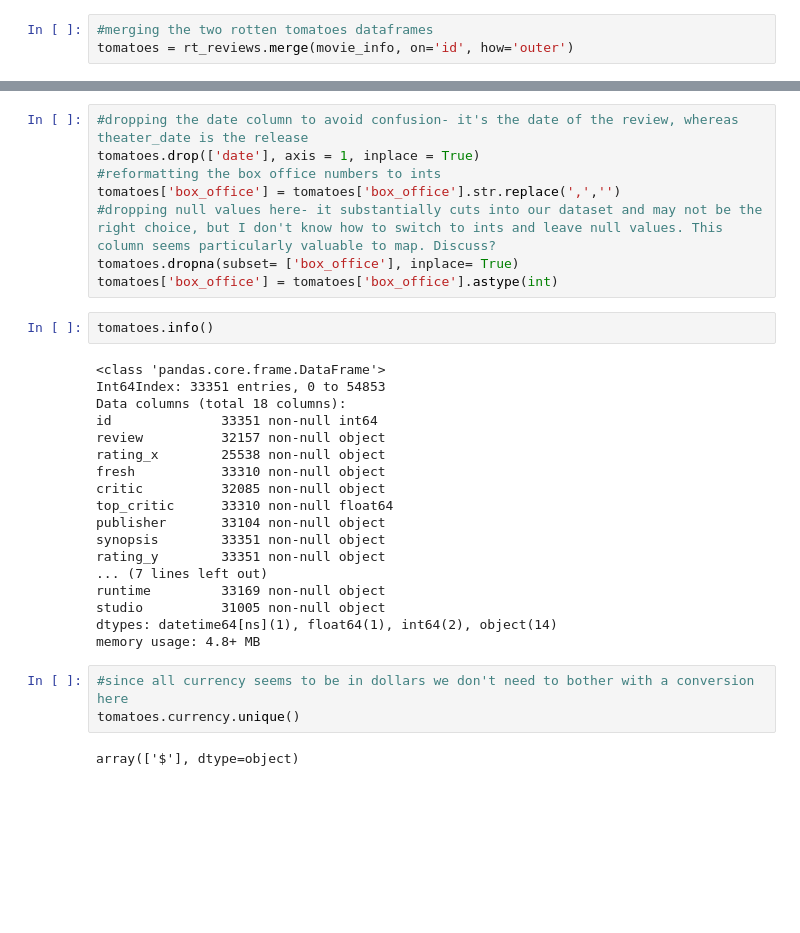
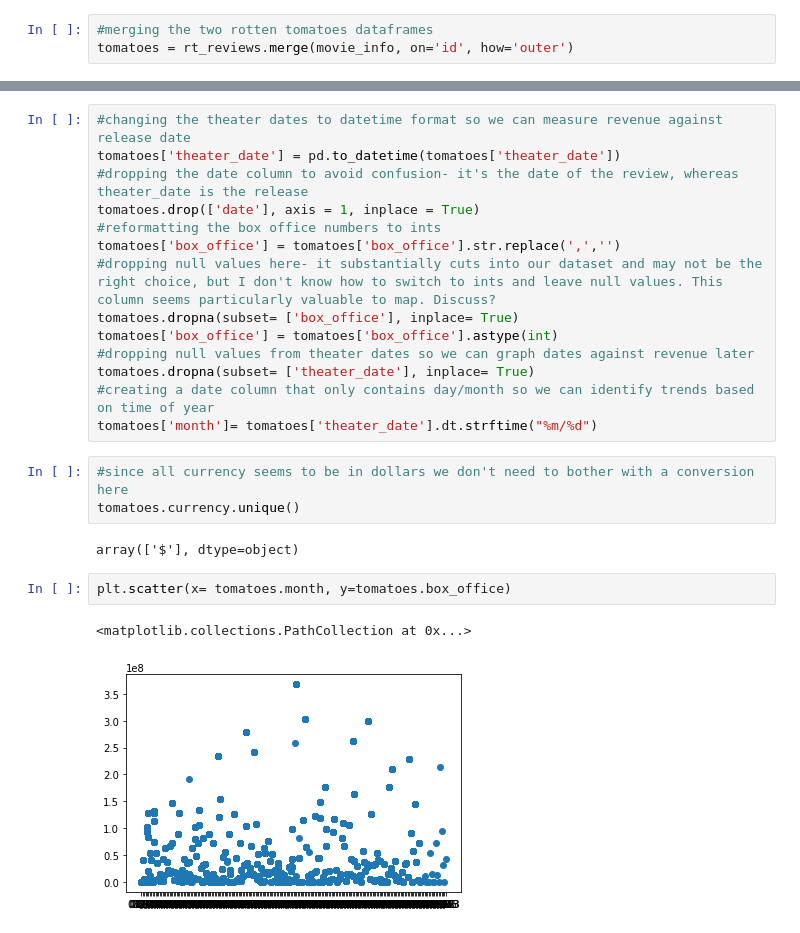
Before and after one commit to bagnine/moviedata, a Jupyter notebook: moviedata.ipynb, the cells around one changed output, grey strips where cells are left out. Cells and saved outputs as stored; diff of their text form; blank space fills up the shorter version.

```diff
--- a/moviedata.ipynb
+++ b/moviedata.ipynb
@@ -111,4 +62,6 @@ tomatoes.head()
 # %%
+#changing the theater dates to datetime format so we can measure revenue against release date
+tomatoes['theater_date'] = pd.to_datetime(tomatoes['theater_date'])
 #dropping the date column to avoid confusion- it's the date of the review, whereas theater_date is the release
 tomatoes.drop(['date'], axis = 1, inplace = True)
 #reformatting the box office numbers to ints
@@ -116,28 +69,17 @@ tomatoes['box_office'] = tomatoes['box_office'].str.replace(',','')
 #dropping null values here- it substantially cuts into our dataset and may not be the right choice, but I don't know how to switch to ints and leave null values. This column seems particularly valuable to map. Discuss?
 tomatoes.dropna(subset= ['box_office'], inplace= True)
 tomatoes['box_office'] = tomatoes['box_office'].astype(int)
+#dropping null values from theater dates so we can graph dates against revenue later
+tomatoes.dropna(subset= ['theater_date'], inplace= True)
+#creating a date column that only contains day/month so we can identify trends based on time of year
+tomatoes['month']= tomatoes['theater_date'].dt.strftime("%m/%d")
-# %%
-tomatoes.info()
-# %% [output]
-<class 'pandas.core.frame.DataFrame'>
-Int64Index: 33351 entries, 0 to 54853
-Data columns (total 18 columns):
-id              33351 non-null int64
-review          32157 non-null object
-rating_x        25538 non-null object
-fresh           33310 non-null object
-critic          32085 non-null object
-top_critic      33310 non-null float64
-publisher       33104 non-null object
-synopsis        33351 non-null object
-rating_y        33351 non-null object
-... (7 lines left out)
-runtime         33169 non-null object
-studio          31005 non-null object
-dtypes: datetime64[ns](1), float64(1), int64(2), object(14)
-memory usage: 4.8+ MB
 # %%
 #since all currency seems to be in dollars we don't need to bother with a conversion here
 tomatoes.currency.unique()
 # %% [output]
 array(['$'], dtype=object)
+# %%
+plt.scatter(x= tomatoes.month, y=tomatoes.box_office)
+# %% [output]
+<matplotlib.collections.PathCollection at 0x...>
+[figure, added]
```
Also changed, not shown: parts of 7 cells of this notebook.
